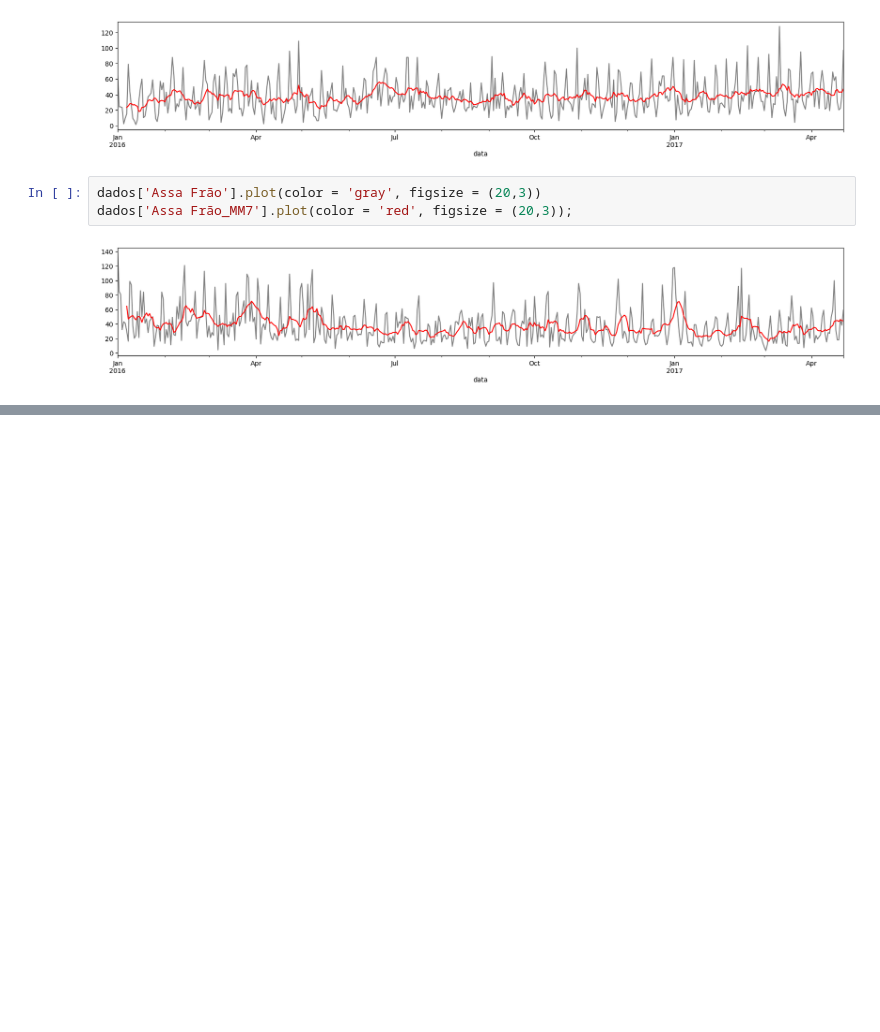
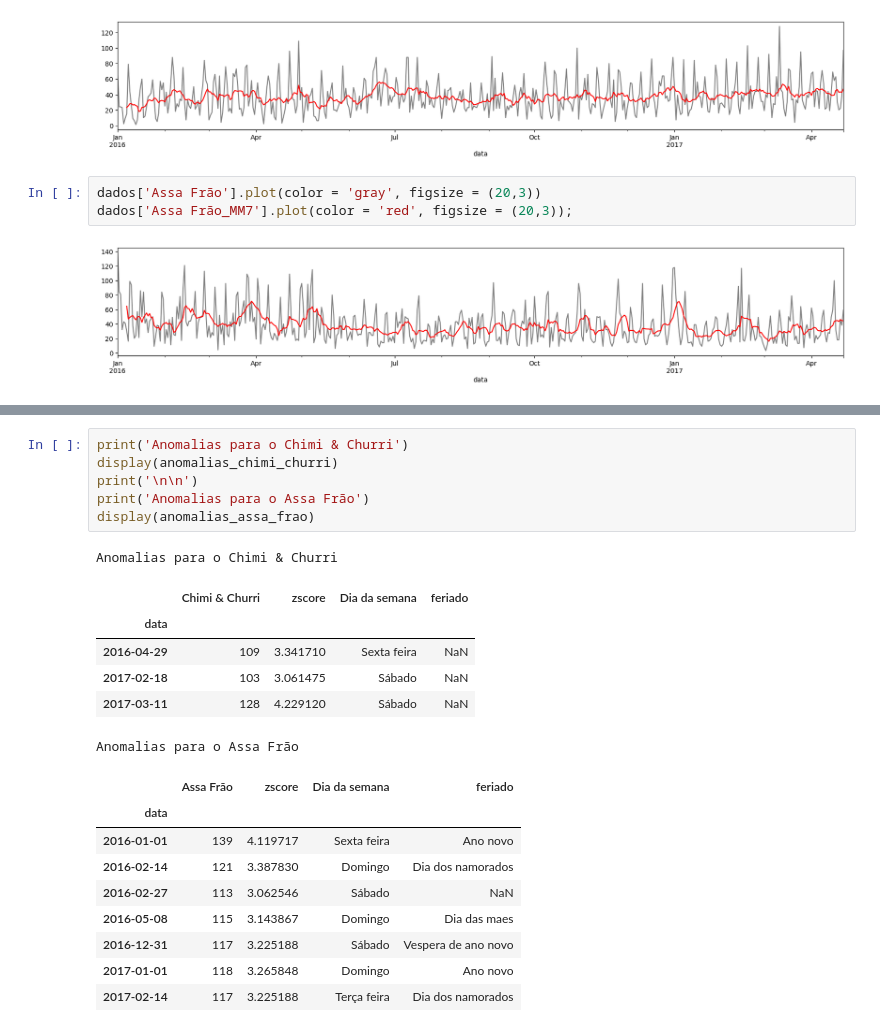
Before and after one commit to thais01fernandes/estat_analises, a Jupyter notebook: series_temporais/Projeto inicial - Análise de séries temporais.ipynb, the cells around one changed output, grey strips where cells are left out. Drawn from its saved outputs; the diff is of its cells as text; blank space fills up the shorter version.

```diff
--- a/series_temporais/Projeto inicial - Análise de séries temporais.ipynb
+++ b/series_temporais/Projeto inicial - Análise de séries temporais.ipynb
@@ -366,0 +458,23 @@ dados['Assa Frão_MM7'].plot(color = 'red', figsize = (20,3));
+# %%
+print('Anomalias para o Chimi & Churri')
+display(anomalias_chimi_churri)
+print('\n\n')
+print('Anomalias para o Assa Frão')
+display(anomalias_assa_frao)
+# %% [output]
+Anomalias para o Chimi & Churri
+|  | Chimi & Churri | zscore | Dia da semana | feriado |
+| data |  |  |  |  |
+| 2016-04-29 | 109 | 3.341710 | Sexta feira | NaN |
+| 2017-02-18 | 103 | 3.061475 | Sábado | NaN |
+| 2017-03-11 | 128 | 4.229120 | Sábado | NaN |
+Anomalias para o Assa Frão
+|  | Assa Frão | zscore | Dia da semana | feriado |
+| data |  |  |  |  |
+| 2016-01-01 | 139 | 4.119717 | Sexta feira | Ano novo |
+| 2016-02-14 | 121 | 3.387830 | Domingo | Dia dos namorados |
+| 2016-02-27 | 113 | 3.062546 | Sábado | NaN |
+| 2016-05-08 | 115 | 3.143867 | Domingo | Dia das maes |
+| 2016-12-31 | 117 | 3.225188 | Sábado | Vespera de ano novo |
+| 2017-01-01 | 118 | 3.265848 | Domingo | Ano novo |
+| 2017-02-14 | 117 | 3.225188 | Terça feira | Dia dos namorados |
```
Also changed, not shown: parts of 13 cells of this notebook, 3 other files.
